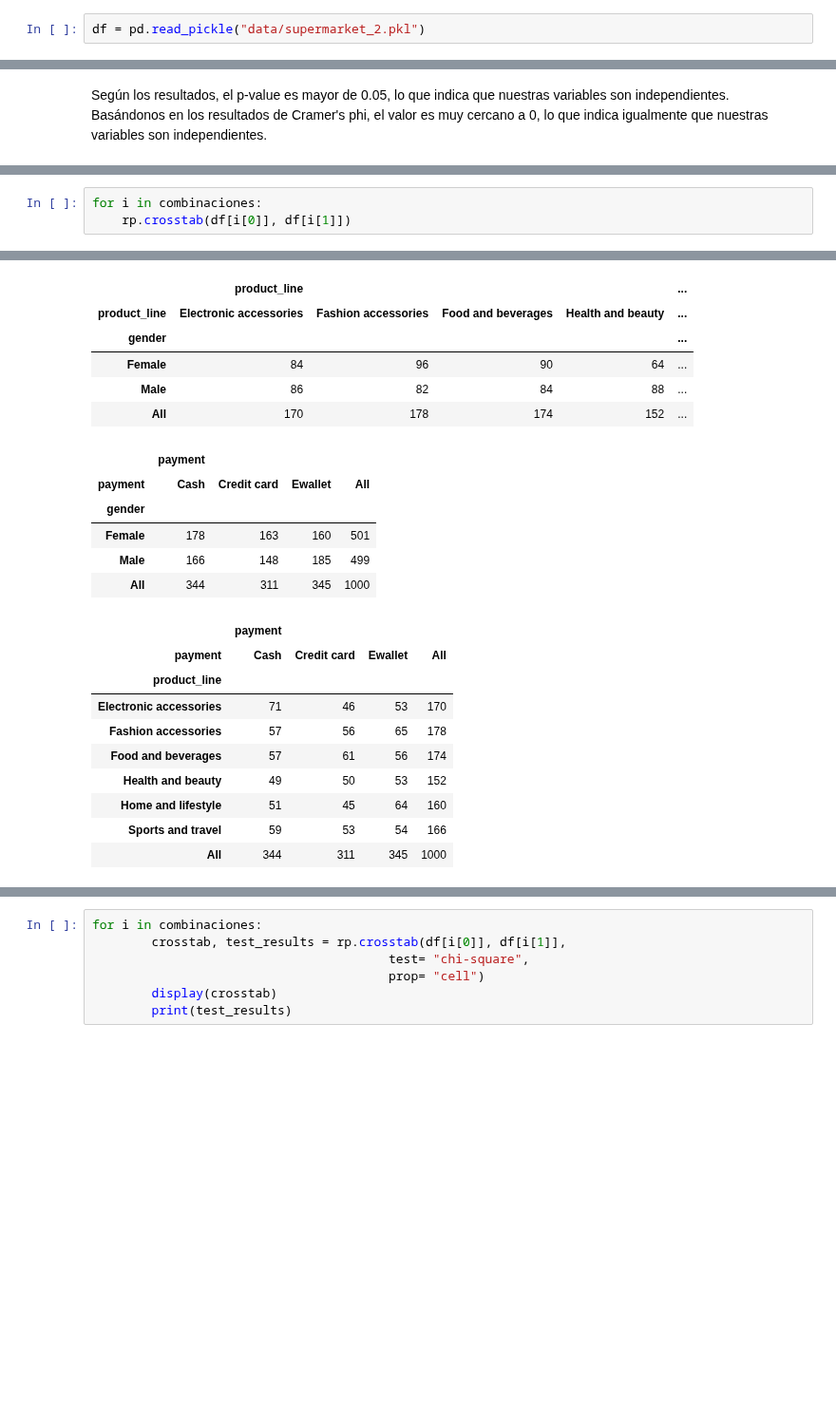
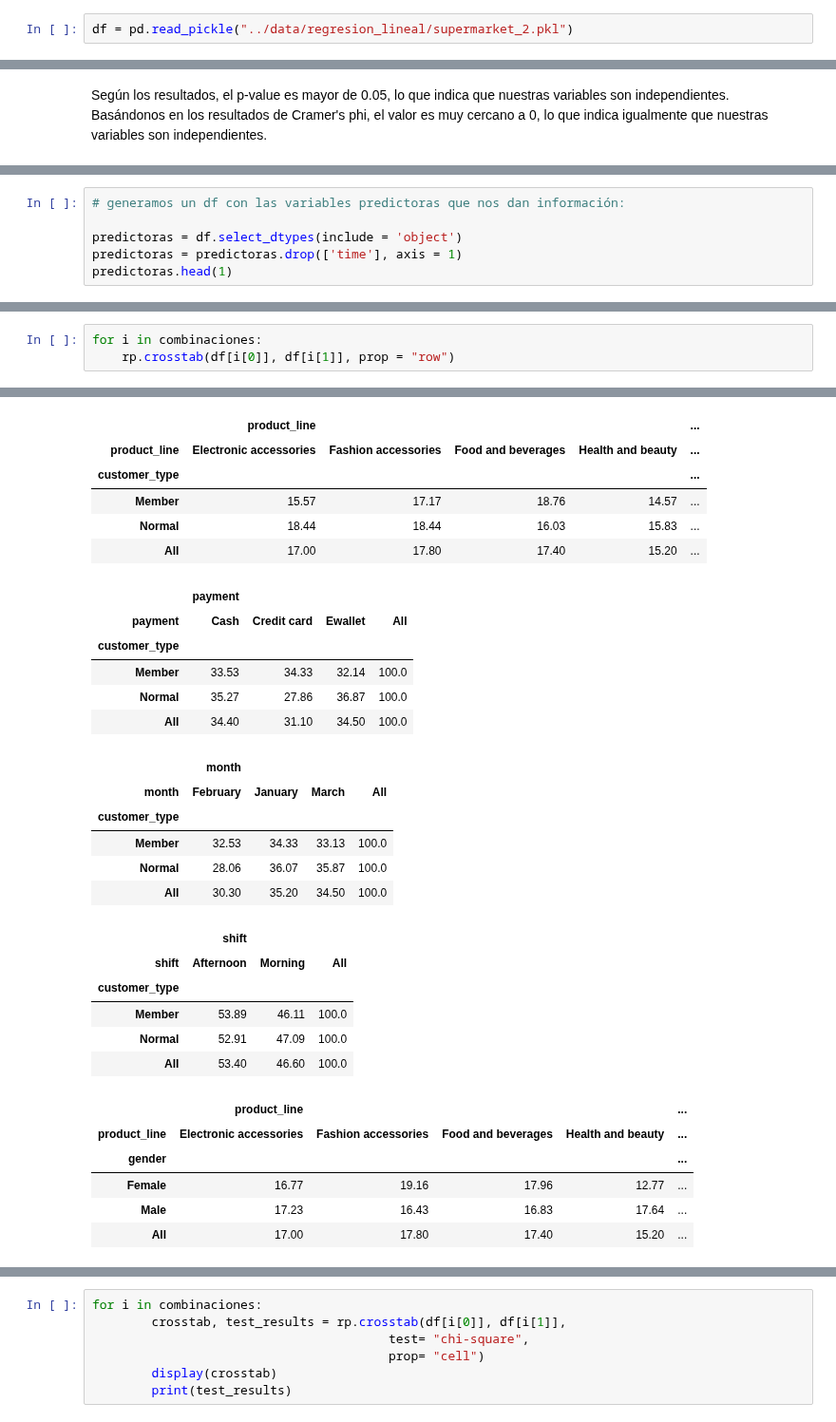
Before and after one commit to NataliaBarquin/Adalab_Pair_programming_5_machine_learning, a Jupyter notebook: regresion_lineal/Pair_ML4_asunciones.ipynb, the cells around one changed output, grey strips where cells are left out. Shown at 95% size. Cells and saved outputs as stored; diff of their text form; blank space fills up the shorter version.

```diff
--- a/regresion_lineal/Pair_ML4_asunciones.ipynb
+++ b/regresion_lineal/Pair_ML4_asunciones.ipynb
@@ -22,7 +22,7 @@ InteractiveShell.ast_node_interactivity = "all"
 import warnings
 warnings.filterwarnings('ignore')
 # %%
-df = pd.read_pickle("data/supermarket_2.pkl")
+df = pd.read_pickle("../data/regresion_lineal/supermarket_2.pkl")
 # %%
 df.head()
 # %% [output]
@@ -254,0 +229,6 @@ combinaciones
+# %%
+# generamos un df con las variables predictoras que nos dan información:
+
+predictoras = df.select_dtypes(include = 'object')
+predictoras = predictoras.drop(['time'], axis = 1)
+predictoras.head(1)
@@ -255,6 +242,6 @@ combinaciones
 # %%
 for i in combinaciones:
-    rp.crosstab(df[i[0]], df[i[1]])
+    rp.crosstab(df[i[0]], df[i[1]], prop = "row")
 # %% [output]
 |  | customer_type |  |  |
 | customer_type | Member | Normal | All |
@@ -305,22 +294,30 @@ for i in combinaciones:
 |  | product_line |  |  |  | ... |
 | product_line | Electronic accessories | Fashion accessories | Food and beverages | Health and beauty | ... |
-| gender |  |  |  |  | ... |
-| Female | 84 | 96 | 90 | 64 | ... |
-| Male | 86 | 82 | 84 | 88 | ... |
-| All | 170 | 178 | 174 | 152 | ... |
+| customer_type |  |  |  |  | ... |
+| Member | 15.57 | 17.17 | 18.76 | 14.57 | ... |
+| Normal | 18.44 | 18.44 | 16.03 | 15.83 | ... |
+| All | 17.00 | 17.80 | 17.40 | 15.20 | ... |
 |  | payment |  |  |  |
 | payment | Cash | Credit card | Ewallet | All |
-| gender |  |  |  |  |
-| Female | 178 | 163 | 160 | 501 |
-| Male | 166 | 148 | 185 | 499 |
-| All | 344 | 311 | 345 | 1000 |
+| customer_type |  |  |  |  |
+| Member | 33.53 | 34.33 | 32.14 | 100.0 |
+| Normal | 35.27 | 27.86 | 36.87 | 100.0 |
+| All | 34.40 | 31.10 | 34.50 | 100.0 |
-|  | payment |  |  |  |
-| payment | Cash | Credit card | Ewallet | All |
-| product_line |  |  |  |  |
-| Electronic accessories | 71 | 46 | 53 | 170 |
-| Fashion accessories | 57 | 56 | 65 | 178 |
-| Food and beverages | 57 | 61 | 56 | 174 |
-| Health and beauty | 49 | 50 | 53 | 152 |
-| Home and lifestyle | 51 | 45 | 64 | 160 |
-| Sports and travel | 59 | 53 | 54 | 166 |
-| All | 344 | 311 | 345 | 1000 |
+|  | month |  |  |  |
+| month | February | January | March | All |
+| customer_type |  |  |  |  |
+| Member | 32.53 | 34.33 | 33.13 | 100.0 |
+| Normal | 28.06 | 36.07 | 35.87 | 100.0 |
+| All | 30.30 | 35.20 | 34.50 | 100.0 |
+|  | shift |  |  |
+| shift | Afternoon | Morning | All |
+| customer_type |  |  |  |
+| Member | 53.89 | 46.11 | 100.0 |
+| Normal | 52.91 | 47.09 | 100.0 |
+| All | 53.40 | 46.60 | 100.0 |
+|  | product_line |  |  |  | ... |
+| product_line | Electronic accessories | Fashion accessories | Food and beverages | Health and beauty | ... |
+| gender |  |  |  |  | ... |
+| Female | 16.77 | 19.16 | 17.96 | 12.77 | ... |
+| Male | 17.23 | 16.43 | 16.83 | 17.64 | ... |
+| All | 17.00 | 17.80 | 17.40 | 15.20 | ... |
```
Also changed, not shown: parts of 10 cells of this notebook, 14 other files.
